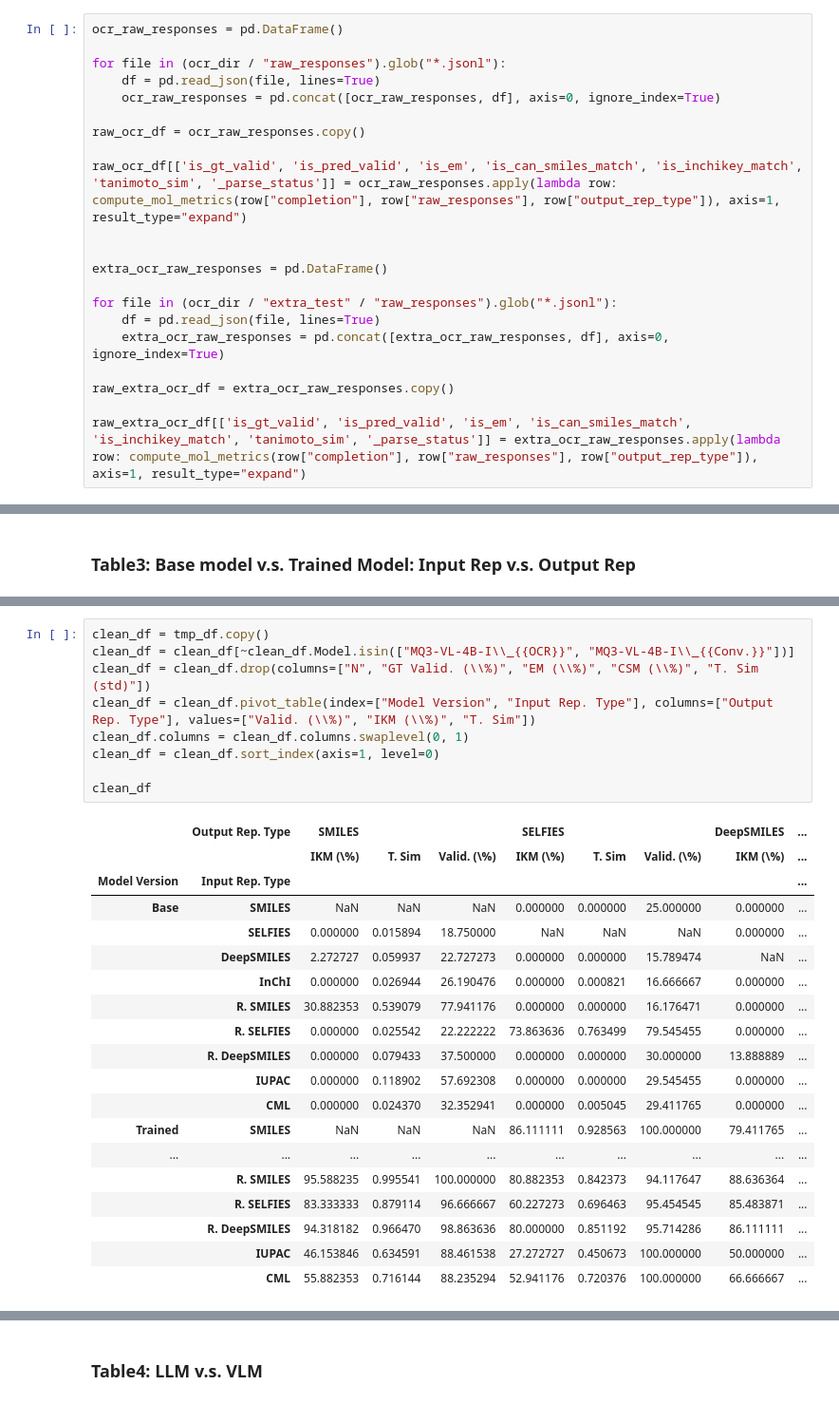
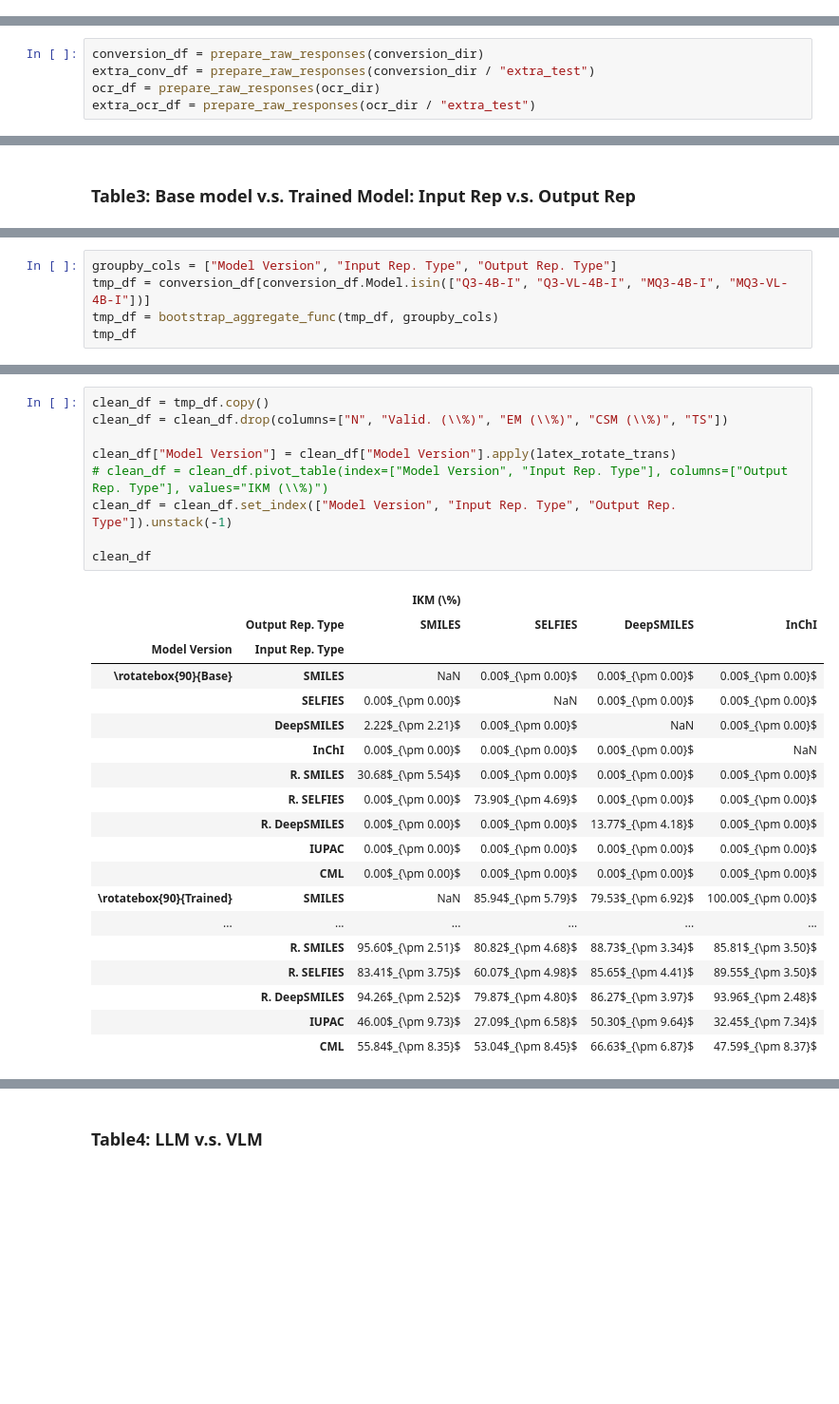
Before and after one commit to kdeng03/MolReps-Init, a Jupyter notebook: latex_tables.ipynb, the cells around one changed output, grey strips where cells are left out. Shown at 95% size. Saved outputs shown, nothing was run; the diff lists cells and outputs as text; blank space fills up the shorter version.

Commit message:
add results (tables and figures)

```diff
--- a/latex_tables.ipynb
+++ b/latex_tables.ipynb
@@ -49,21 +43,0 @@ raw_extra_conversion_df[['is_gt_valid', 'is_pred_valid', 'is_em', 'is_can_smiles
-# %%
-ocr_raw_responses = pd.DataFrame()
-
-for file in (ocr_dir / "raw_responses").glob("*.jsonl"):
-    df = pd.read_json(file, lines=True)
-    ocr_raw_responses = pd.concat([ocr_raw_responses, df], axis=0, ignore_index=True)
-
-raw_ocr_df = ocr_raw_responses.copy()
-
-raw_ocr_df[['is_gt_valid', 'is_pred_valid', 'is_em', 'is_can_smiles_match', 'is_inchikey_match', 'tanimoto_sim', '_parse_status']] = ocr_raw_responses.apply(lambda row: compute_mol_metrics(row["completion"], row["raw_responses"], row["output_rep_type"]), axis=1, result_type="expand")
-
-
-extra_ocr_raw_responses = pd.DataFrame()
-
-for file in (ocr_dir / "extra_test" / "raw_responses").glob("*.jsonl"):
-    df = pd.read_json(file, lines=True)
-    extra_ocr_raw_responses = pd.concat([extra_ocr_raw_responses, df], axis=0, ignore_index=True)
-
-raw_extra_ocr_df = extra_ocr_raw_responses.copy()
-
-raw_extra_ocr_df[['is_gt_valid', 'is_pred_valid', 'is_em', 'is_can_smiles_match', 'is_inchikey_match', 'tanimoto_sim', '_parse_status']] = extra_ocr_raw_responses.apply(lambda row: compute_mol_metrics(row["completion"], row["raw_responses"], row["output_rep_type"]), axis=1, result_type="expand")
@@ -230 +233,6 @@ agg_col_names = {
+# %%
+conversion_df = prepare_raw_responses(conversion_dir)
+extra_conv_df = prepare_raw_responses(conversion_dir / "extra_test")
+ocr_df = prepare_raw_responses(ocr_dir)
+extra_ocr_df = prepare_raw_responses(ocr_dir / "extra_test")
 # %% [markdown]
@@ -342,0 +329,5 @@ tmp_df
+# %%
+groupby_cols = ["Model Version", "Input Rep. Type", "Output Rep. Type"]
+tmp_df = conversion_df[conversion_df.Model.isin(["Q3-4B-I", "Q3-VL-4B-I", "MQ3-4B-I", "MQ3-VL-4B-I"])]
+tmp_df = bootstrap_aggregate_func(tmp_df, groupby_cols)
+tmp_df
@@ -343,31 +348,31 @@ tmp_df
 # %%
 clean_df = tmp_df.copy()
-clean_df = clean_df[~clean_df.Model.isin(["MQ3-VL-4B-I\\_{{OCR}}", "MQ3-VL-4B-I\\_{{Conv.}}"])]
-clean_df = clean_df.drop(columns=["N", "GT Valid. (\\%)", "EM (\\%)", "CSM (\\%)", "T. Sim (std)"])
-clean_df = clean_df.pivot_table(index=["Model Version", "Input Rep. Type"], columns=["Output Rep. Type"], values=["Valid. (\\%)", "IKM (\\%)", "T. Sim"])
-clean_df.columns = clean_df.columns.swaplevel(0, 1)
-clean_df = clean_df.sort_index(axis=1, level=0)
+clean_df = clean_df.drop(columns=["N", "Valid. (\\%)", "EM (\\%)", "CSM (\\%)", "TS"])
+
+clean_df["Model Version"] = clean_df["Model Version"].apply(latex_rotate_trans)
+# clean_df = clean_df.pivot_table(index=["Model Version", "Input Rep. Type"], columns=["Output Rep. Type"], values="IKM (\\%)")
+clean_df = clean_df.set_index(["Model Version", "Input Rep. Type", "Output Rep. Type"]).unstack(-1)
 
 clean_df
 # %% [output]
-|  | Output Rep. Type | SMILES |  |  | SELFIES |  |  | DeepSMILES | ... |
-|  |  | IKM (\%) | T. Sim | Valid. (\%) | IKM (\%) | T. Sim | Valid. (\%) | IKM (\%) | ... |
-| Model Version | Input Rep. Type |  |  |  |  |  |  |  | ... |
-| Base | SMILES | NaN | NaN | NaN | 0.000000 | 0.000000 | 25.000000 | 0.000000 | ... |
-|  | SELFIES | 0.000000 | 0.015894 | 18.750000 | NaN | NaN | NaN | 0.000000 | ... |
-|  | DeepSMILES | 2.272727 | 0.059937 | 22.727273 | 0.000000 | 0.000000 | 15.789474 | NaN | ... |
-|  | InChI | 0.000000 | 0.026944 | 26.190476 | 0.000000 | 0.000821 | 16.666667 | 0.000000 | ... |
-|  | R. SMILES | 30.882353 | 0.539079 | 77.941176 | 0.000000 | 0.000000 | 16.176471 | 0.000000 | ... |
-|  | R. SELFIES | 0.000000 | 0.025542 | 22.222222 | 73.863636 | 0.763499 | 79.545455 | 0.000000 | ... |
-|  | R. DeepSMILES | 0.000000 | 0.079433 | 37.500000 | 0.000000 | 0.000000 | 30.000000 | 13.888889 | ... |
-|  | IUPAC | 0.000000 | 0.118902 | 57.692308 | 0.000000 | 0.000000 | 29.545455 | 0.000000 | ... |
-|  | CML | 0.000000 | 0.024370 | 32.352941 | 0.000000 | 0.005045 | 29.411765 | 0.000000 | ... |
-| Trained | SMILES | NaN | NaN | NaN | 86.111111 | 0.928563 | 100.000000 | 79.411765 | ... |
-| ... | ... | ... | ... | ... | ... | ... | ... | ... | ... |
-|  | R. SMILES | 95.588235 | 0.995541 | 100.000000 | 80.882353 | 0.842373 | 94.117647 | 88.636364 | ... |
-|  | R. SELFIES | 83.333333 | 0.879114 | 96.666667 | 60.227273 | 0.696463 | 95.454545 | 85.483871 | ... |
-|  | R. DeepSMILES | 94.318182 | 0.966470 | 98.863636 | 80.000000 | 0.851192 | 95.714286 | 86.111111 | ... |
-|  | IUPAC | 46.153846 | 0.634591 | 88.461538 | 27.272727 | 0.450673 | 100.000000 | 50.000000 | ... |
-|  | CML | 55.882353 | 0.716144 | 88.235294 | 52.941176 | 0.720376 | 100.000000 | 66.666667 | ... |
+|  |  | IKM (\%) |  |  |  |
+|  | Output Rep. Type | SMILES | SELFIES | DeepSMILES | InChI |
+| Model Version | Input Rep. Type |  |  |  |  |
+| \rotatebox{90}{Base} | SMILES | NaN | 0.00$_{\pm 0.00}$ | 0.00$_{\pm 0.00}$ | 0.00$_{\pm 0.00}$ |
+|  | SELFIES | 0.00$_{\pm 0.00}$ | NaN | 0.00$_{\pm 0.00}$ | 0.00$_{\pm 0.00}$ |
+|  | DeepSMILES | 2.22$_{\pm 2.21}$ | 0.00$_{\pm 0.00}$ | NaN | 0.00$_{\pm 0.00}$ |
+|  | InChI | 0.00$_{\pm 0.00}$ | 0.00$_{\pm 0.00}$ | 0.00$_{\pm 0.00}$ | NaN |
+|  | R. SMILES | 30.68$_{\pm 5.54}$ | 0.00$_{\pm 0.00}$ | 0.00$_{\pm 0.00}$ | 0.00$_{\pm 0.00}$ |
+|  | R. SELFIES | 0.00$_{\pm 0.00}$ | 73.90$_{\pm 4.69}$ | 0.00$_{\pm 0.00}$ | 0.00$_{\pm 0.00}$ |
+|  | R. DeepSMILES | 0.00$_{\pm 0.00}$ | 0.00$_{\pm 0.00}$ | 13.77$_{\pm 4.18}$ | 0.00$_{\pm 0.00}$ |
+|  | IUPAC | 0.00$_{\pm 0.00}$ | 0.00$_{\pm 0.00}$ | 0.00$_{\pm 0.00}$ | 0.00$_{\pm 0.00}$ |
+|  | CML | 0.00$_{\pm 0.00}$ | 0.00$_{\pm 0.00}$ | 0.00$_{\pm 0.00}$ | 0.00$_{\pm 0.00}$ |
+| \rotatebox{90}{Trained} | SMILES | NaN | 85.94$_{\pm 5.79}$ | 79.53$_{\pm 6.92}$ | 100.00$_{\pm 0.00}$ |
+| ... | ... | ... | ... | ... | ... |
+|  | R. SMILES | 95.60$_{\pm 2.51}$ | 80.82$_{\pm 4.68}$ | 88.73$_{\pm 3.34}$ | 85.81$_{\pm 3.50}$ |
+|  | R. SELFIES | 83.41$_{\pm 3.75}$ | 60.07$_{\pm 4.98}$ | 85.65$_{\pm 4.41}$ | 89.55$_{\pm 3.50}$ |
+|  | R. DeepSMILES | 94.26$_{\pm 2.52}$ | 79.87$_{\pm 4.80}$ | 86.27$_{\pm 3.97}$ | 93.96$_{\pm 2.48}$ |
+|  | IUPAC | 46.00$_{\pm 9.73}$ | 27.09$_{\pm 6.58}$ | 50.30$_{\pm 9.64}$ | 32.45$_{\pm 7.34}$ |
+|  | CML | 55.84$_{\pm 8.35}$ | 53.04$_{\pm 8.45}$ | 66.63$_{\pm 6.87}$ | 47.59$_{\pm 8.37}$ |
 # %%
 print(clean_df.to_latex(
```
Also changed, not shown: parts of 64 cells of this notebook, 9 other files.
